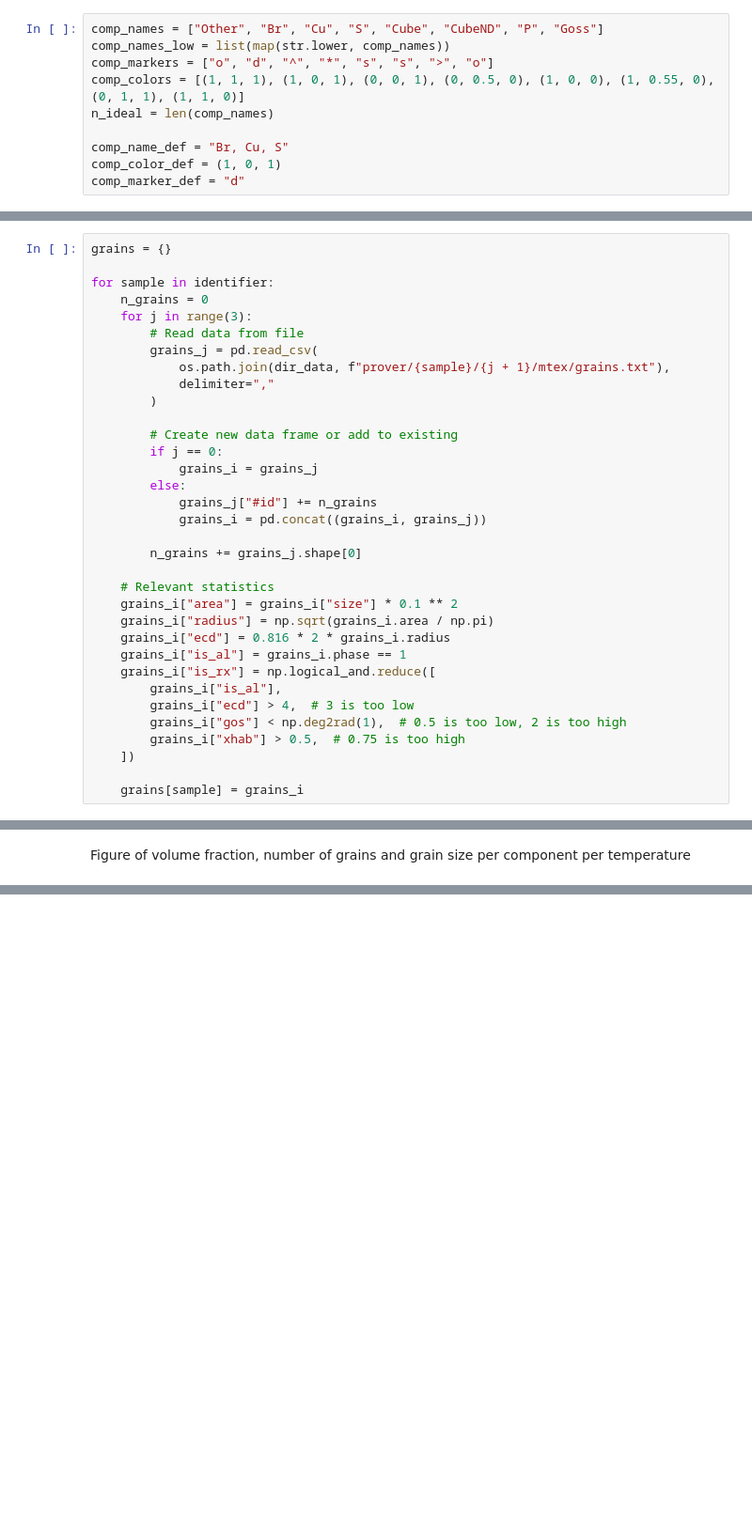
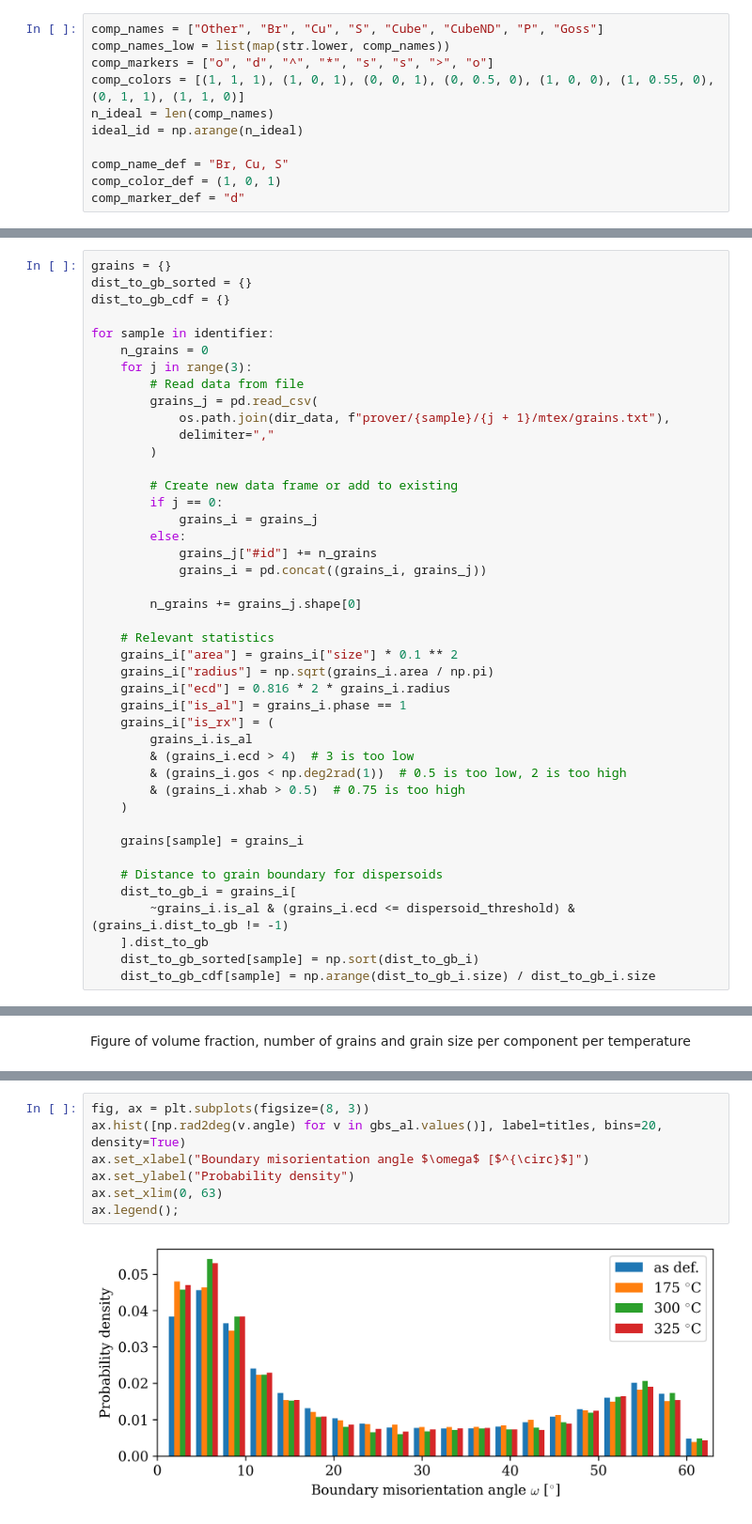
Before and after one commit to hakonanes/p-texture-al-mn-alloys, a Jupyter notebook: notebooks/generate_figures_for_paper.ipynb, the cells around one changed output, grey strips where cells are left out. Shown at 94% size. Cells and saved outputs as stored; diff of their text form; blank space fills up the shorter version.

```diff
--- a/notebooks/generate_figures_for_paper.ipynb
+++ b/notebooks/generate_figures_for_paper.ipynb
@@ -57,6 +59,7 @@ comp_names_low = list(map(str.lower, comp_names))
 comp_markers = ["o", "d", "^", "*", "s", "s", ">", "o"]
 comp_colors = [(1, 1, 1), (1, 0, 1), (0, 0, 1), (0, 0.5, 0), (1, 0, 0), (1, 0.55, 0), (0, 1, 1), (1, 1, 0)]
 n_ideal = len(comp_names)
+ideal_id = np.arange(n_ideal)
 
 comp_name_def = "Br, Cu, S"
 comp_color_def = (1, 0, 1)
@@ -824,5 +826,7 @@ temperature, thus loosing spatial information
 # %%
 grains = {}
+dist_to_gb_sorted = {}
+dist_to_gb_cdf = {}
 
 for sample in identifier:
     n_grains = 0
@@ -847,14 +851,21 @@ for sample in identifier:
     grains_i["radius"] = np.sqrt(grains_i.area / np.pi)
     grains_i["ecd"] = 0.816 * 2 * grains_i.radius
     grains_i["is_al"] = grains_i.phase == 1
-    grains_i["is_rx"] = np.logical_and.reduce([
-        grains_i["is_al"],
-        grains_i["ecd"] > 4,  # 3 is too low
-        grains_i["gos"] < np.deg2rad(1),  # 0.5 is too low, 2 is too high
-        grains_i["xhab"] > 0.5,  # 0.75 is too high
-    ])
+    grains_i["is_rx"] = (
+        grains_i.is_al
+        & (grains_i.ecd > 4)  # 3 is too low
+        & (grains_i.gos < np.deg2rad(1))  # 0.5 is too low, 2 is too high
+        & (grains_i.xhab > 0.5)  # 0.75 is too high
+    )
 
     grains[sample] = grains_i
+
+    # Distance to grain boundary for dispersoids
+    dist_to_gb_i = grains_i[
+        ~grains_i.is_al & (grains_i.ecd <= dispersoid_threshold) & (grains_i.dist_to_gb != -1)
+    ].dist_to_gb
+    dist_to_gb_sorted[sample] = np.sort(dist_to_gb_i)
+    dist_to_gb_cdf[sample] = np.arange(dist_to_gb_i.size) / dist_to_gb_i.size
 # %% [markdown]
 Various statistics per temperature per texture component
 # %%
@@ -1132,0 +1208,9 @@ for sample in identifier:
+# %%
+fig, ax = plt.subplots(figsize=(8, 3))
+ax.hist([np.rad2deg(v.angle) for v in gbs_al.values()], label=titles, bins=20, density=True)
+ax.set_xlabel("Boundary misorientation angle $\omega$ [$^{\circ}$]")
+ax.set_ylabel("Probability density")
+ax.set_xlim(0, 63)
+ax.legend();
+# %% [output]
+[figure, added]
```
Also changed, not shown: parts of 29 cells of this notebook.
